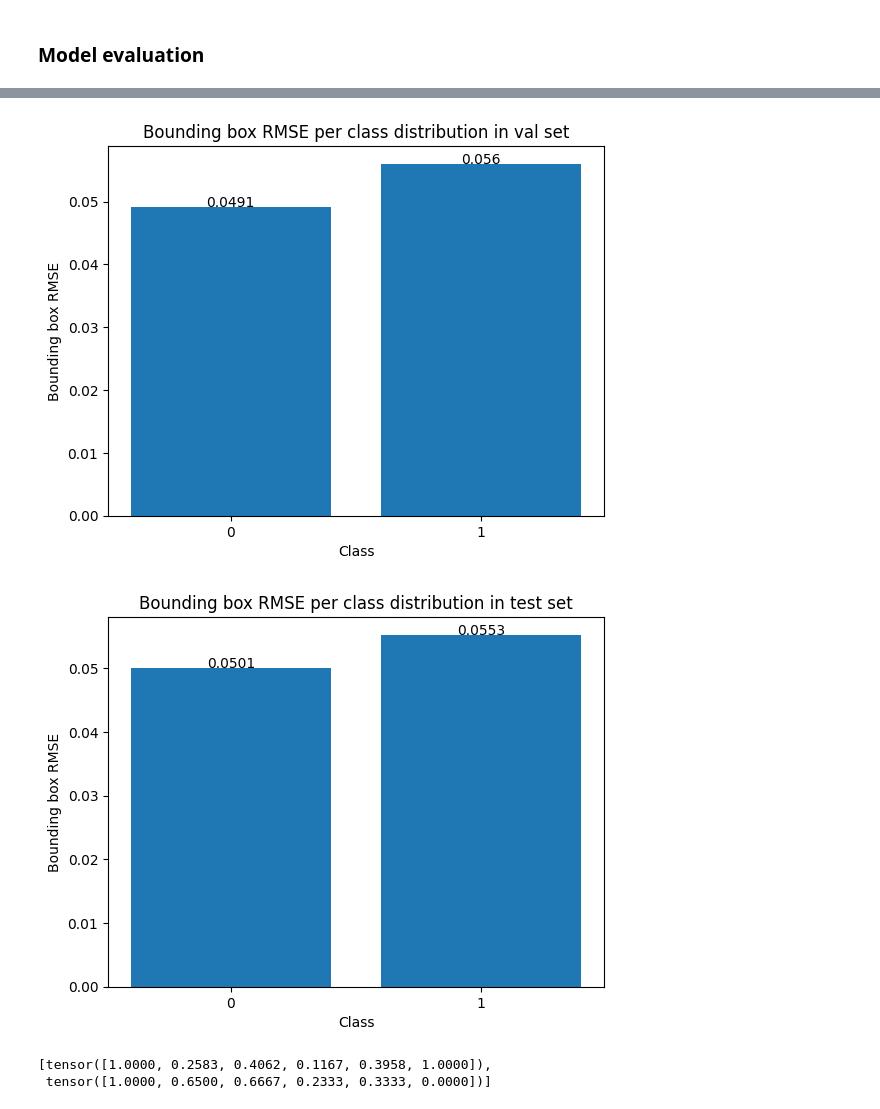
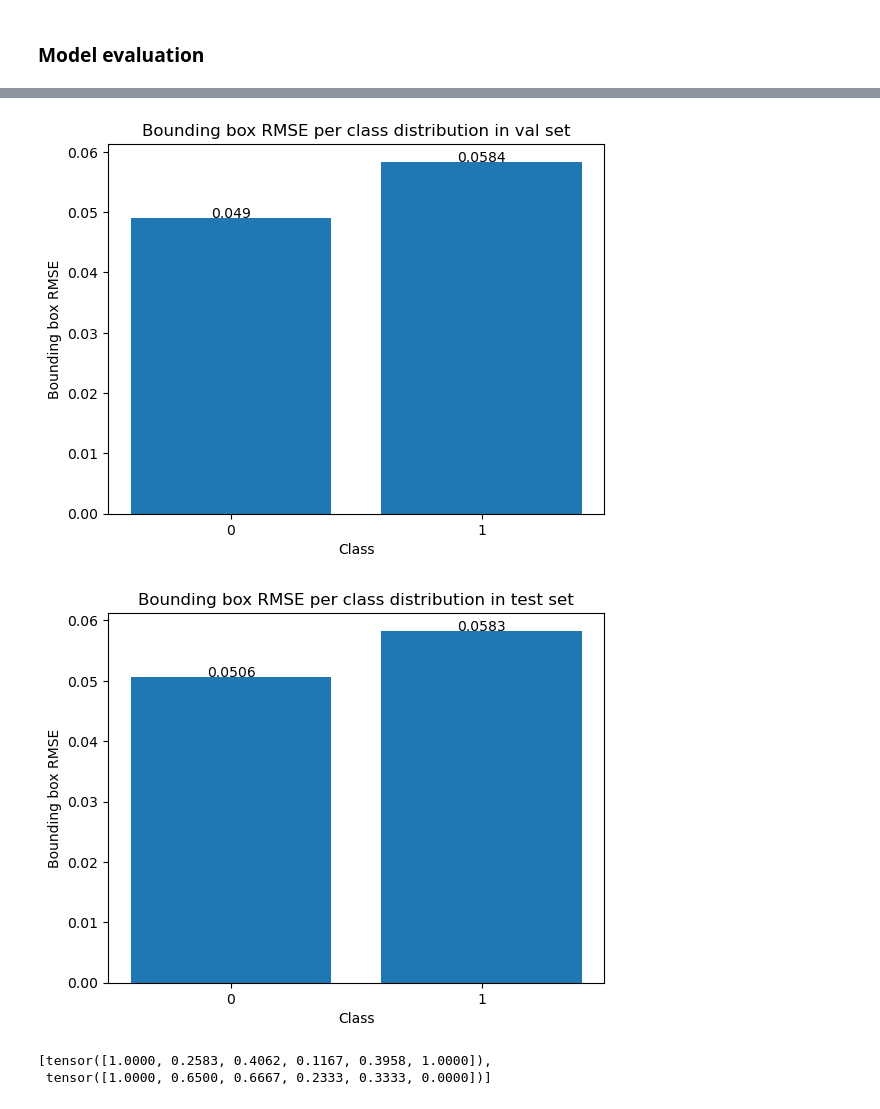
Before and after one commit to Freskoko/inf265_projects, a Jupyter notebook: assignments/src/project_2/Object_detection.ipynb, the cells around one changed output, grey strips where cells are left out. Drawn from its saved outputs; the diff is of its cells as text; code cells hidden in the pictures.

```diff
--- a/assignments/src/project_2/Object_detection.ipynb
+++ b/assignments/src/project_2/Object_detection.ipynb
@@ -1579,7 +1597,7 @@ def get_rmse_bounding_boxes_per_class(
 ):
     rmse_dict = {}
 
-    labels_int = all_actual_labels.astype(int)
+    labels_int = all_actual_labels
 
     for cls in range(0, 2):
         indexes = np.where(labels_int == cls)
@@ -1622,5 +1640,5 @@ rmse_bb(all_preds_test, all_actual_test, "test")
-[figure, old version]
+[figure, new version]
-[figure, old version]
+[figure, new version]
 # %%
 def get_all_raw_boxes(predictions, confidence_threshold=0.1):
     rows, cols = predictions.shape[0], predictions.shape[1]
```
Also changed, not shown: parts of 27 cells of this notebook, 57 other files.
